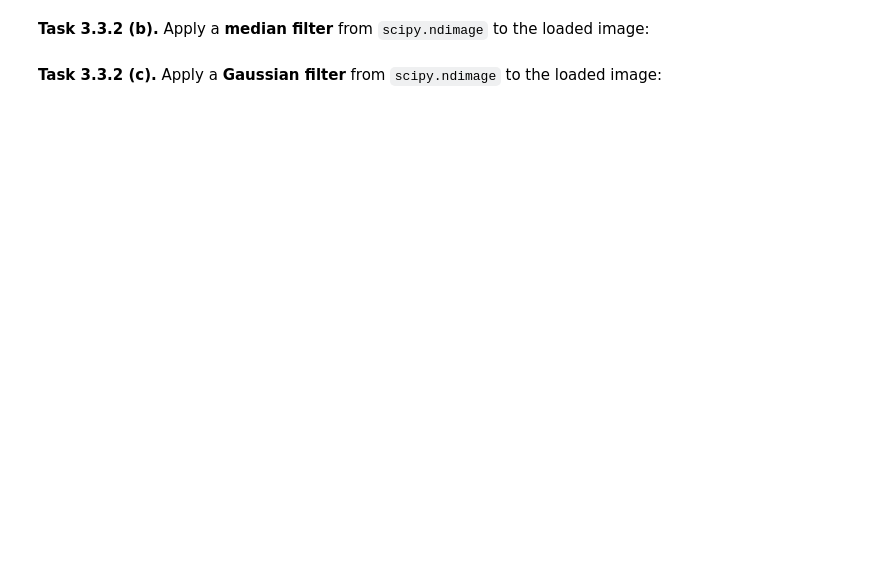
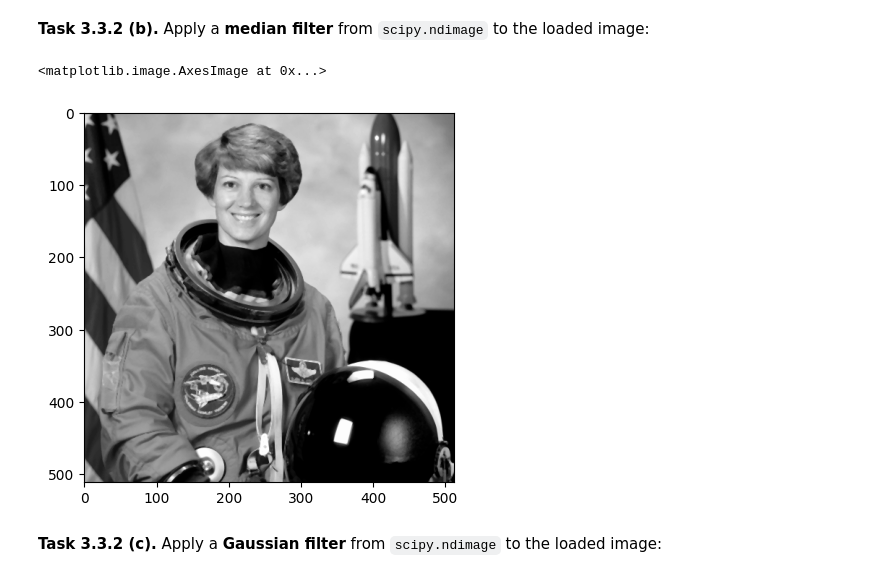
Before and after one commit to GabrielTritremmel/mobi-fs2-python, a Jupyter notebook: task3.ipynb, the cells around one changed output. Saved outputs shown, nothing was run; the diff lists cells and outputs as text; code cells hidden in the pictures; blank space fills up the shorter version.

```diff
--- a/task3.ipynb
+++ b/task3.ipynb
@@ -93,4 +182,11 @@ Then, compare your result for filter size `5` with the correct result image `dat
 # %% [markdown]
 **<a id="#">Task 3.3.2 (b).</a>** Apply a **median filter** from `scipy.ndimage` to the loaded image:
+# %%
+scipy.ndimage.median_filter(img, 3)
+
+plt.imshow(scipy.ndimage.median_filter(img, 3) , 'gray')
+# %% [output]
+<matplotlib.image.AxesImage at 0x...>
+[figure, added]
 # %% [markdown]
 **<a id="#">Task 3.3.2 (c).</a>** Apply a **Gaussian filter** from `scipy.ndimage` to the loaded image:
```
Also changed, not shown: parts of 8 cells of this notebook.
